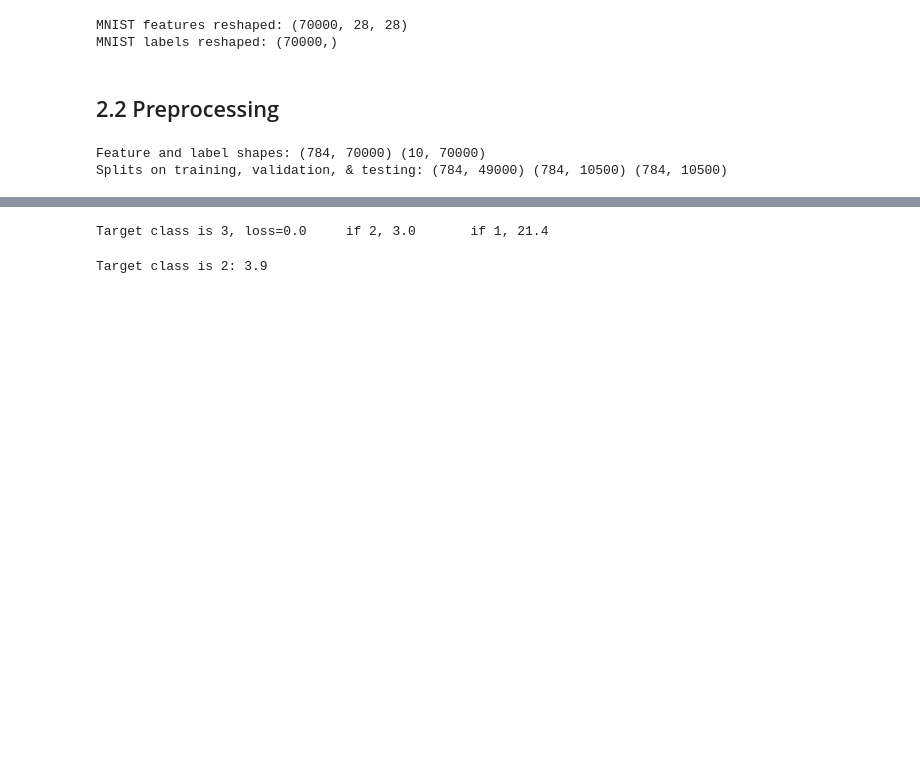
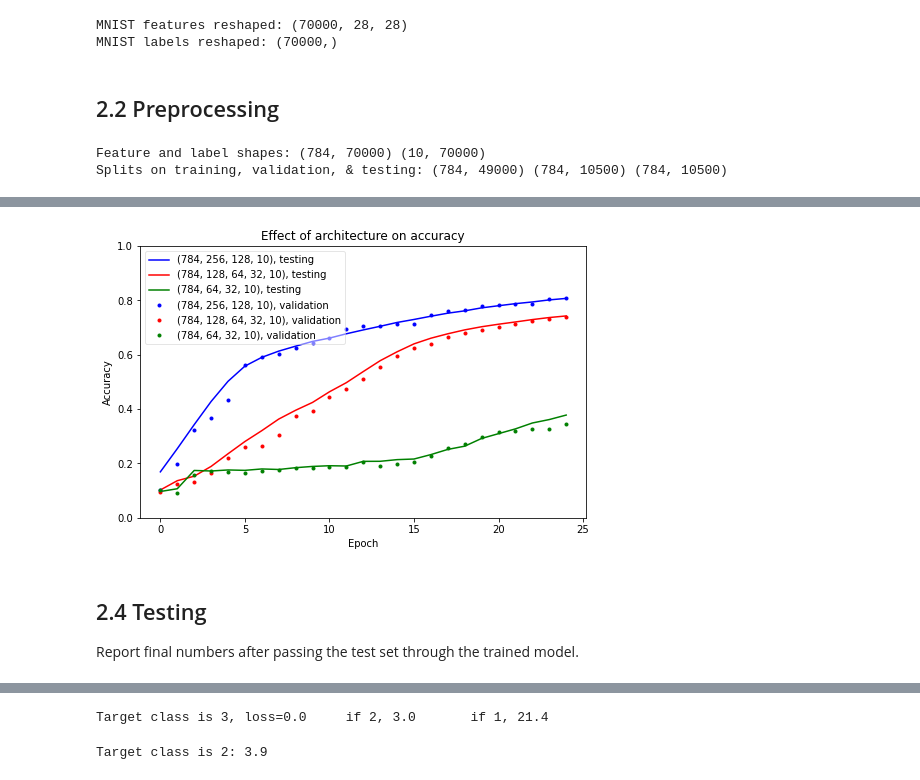
Before and after one commit to vtd9/multilayer-perceptron, a Jupyter notebook: HW1.ipynb, the cells around one changed output, grey strips where cells are left out. Drawn from its saved outputs; the diff is of its cells as text; code cells hidden in the pictures; blank space fills up the shorter version.

```diff
--- a/HW1.ipynb
+++ b/HW1.ipynb
@@ -923,0 +957,16 @@ MLP with fewer neurons in hidden layers is more efficient to train but results i
+# %%
+# Plot accuracy for different architectures tried
+Utility.plot_results(arch_results_train_acc,
+                     labels=[str(dims) + ', testing' for dims in dims_set],
+                     fmts=['-' + _ for _ in ('b', 'r', 'g')])
+Utility.plot_results(arch_results_valid_acc,
+                     labels=[str(dims) + ', validation' for dims in dims_set],
+                     fmts=['.' + _ for _ in ('b', 'r', 'g')],
+                     ylabel='Accuracy', ymax=1.0,
+                     title='Effect of architecture on accuracy')
+# %% [output]
+[figure, added]
+# %% [markdown]
+## 2.4 Testing
+
+Report final numbers after passing the test set through the trained model.
```
Also changed, not shown: parts of 32 cells of this notebook.
